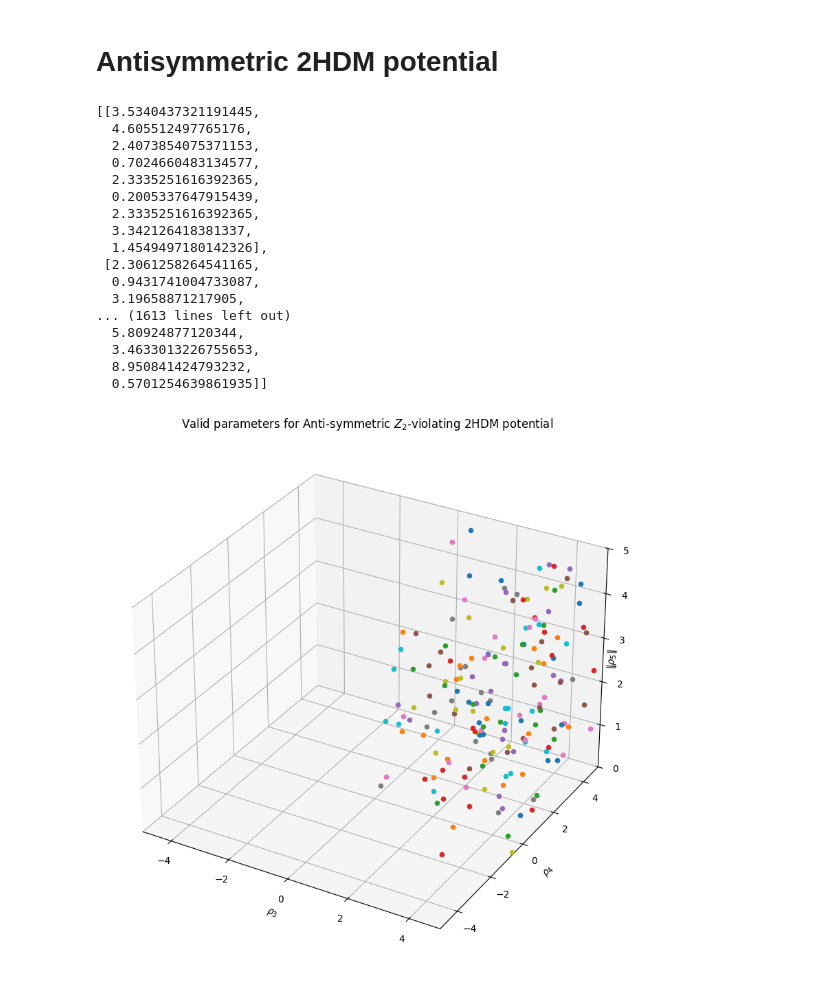
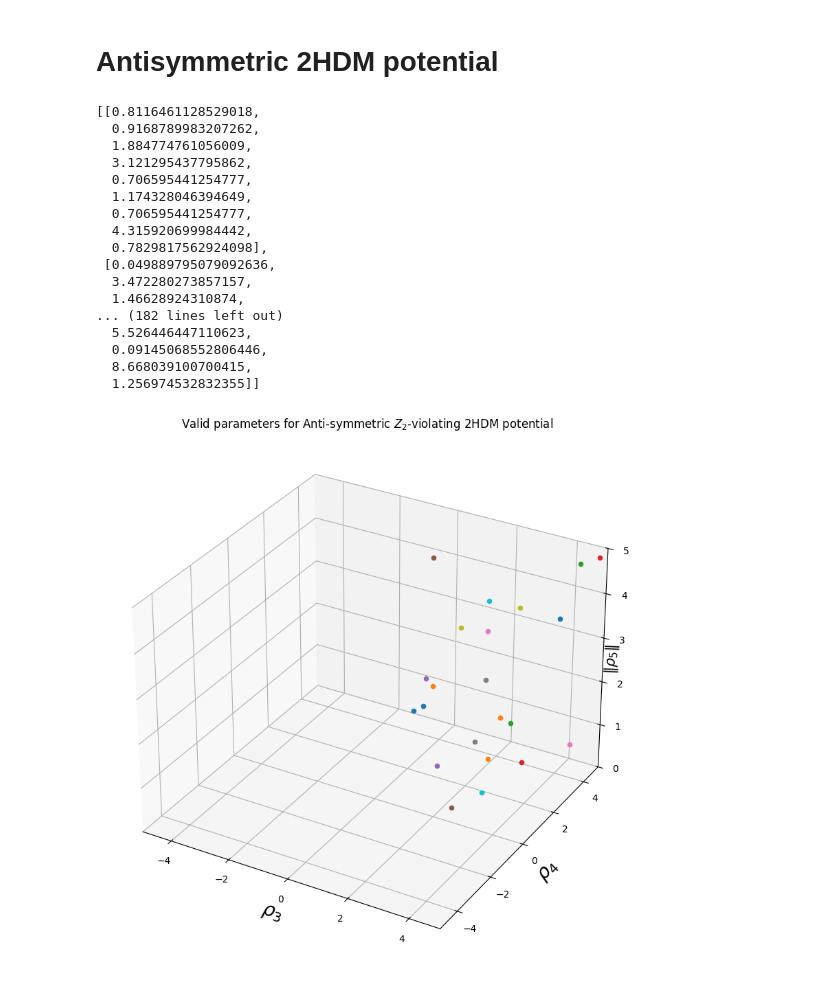
Before and after one commit to jdlpv/Theoretical-constraints-on-beyond-Standard-Model-extensions-of-the-Higgs-potential, a Jupyter notebook: main.ipynb, the cells around one changed output. Drawn from its saved outputs; the diff is of its cells as text; code cells hidden in the pictures.

```diff
--- a/main.ipynb
+++ b/main.ipynb
@@ -319,7 +319,7 @@ regions = [(-5, 5),         # rho_3
            (0, 0)]    # xi
 
 # Generate random parameters
-parameters = generate_random_free_params(dim, regions)
+parameters = generate_random_params(dim, regions)
 
 # Minimize the function and filter the results with V > 0
 results = np.array(minimize_dependent_params(parameters, function_variable_regions))
@@ -403,7 +403,7 @@ regions = [(-5, 5),         # rho_3
            (0, 2*np.pi)]    # xi
 
 # Generate random parameters
-parameters = generate_random_free_params(dim, regions)
+parameters = generate_random_params(dim, regions)
 
 # Minimize the function and filter the results with V > 0
 results = np.array(minimize_dependent_params(parameters, function_variable_regions))
@@ -695,7 +695,7 @@ array([], shape=(0, 12), dtype=float64)
 # %%
 # Explore Symmetric Z_2-violating 2HDM results
 
-dim = 1000
+dim = 100
 rho_3 = np.random.default_rng().uniform(-5,5,dim)
 rho_4 = np.random.default_rng().uniform(-5,5,dim)
 rho_5 = np.random.default_rng().uniform(0,5,dim)
@@ -1016,7 +1016,7 @@ plt.show()
 # %%
 # Explore Symmetric Z_2-violating 2HDM results
 
-dim = 1000
+dim = 100
 rho_3 = np.random.default_rng().uniform(-5,5,dim)
 rho_4 = np.random.default_rng().uniform(-5,5,dim)
 rho_5 = np.random.default_rng().uniform(0,5,dim)
@@ -1029,46 +1029,46 @@ xi = alpha + np.pi
 antisymmetric_valid_values = search_minimum_values_for_Z2_violating_2HDM(rho_3,rho_4,rho_5,gamma,rho_6,alpha,rho_7,xi,dim,10**(-5))
 antisymmetric_valid_values
 # %% [output]
-[[3.5340437321191445,
-  4.605512497765176,
-  2.4073854075371153,
-  0.7024660483134577,
-  2.3335251616392365,
-  0.2005337647915439,
-  2.3335251616392365,
-  3.342126418381337,
-  1.4549497180142326],
- [2.3061258264541165,
-  0.9431741004733087,
-  3.19658871217905,
-... (1613 lines left out)
-  5.80924877120344,
-  3.4633013226755653,
-  8.950841424793232,
-  0.5701254639861935]]
+[[0.8116461128529018,
+  0.9168789983207262,
+  1.884774761056009,
+  3.121295437795862,
+  0.706595441254777,
+  1.174328046394649,
+  0.706595441254777,
+  4.315920699984442,
+  0.7829817562924098],
+ [0.049889795079092636,
+  3.472280273857157,
+  1.46628924310874,
+... (182 lines left out)
+  5.526446447110623,
+  0.09145068552806446,
+  8.668039100700415,
+  1.256974532832355]]
 # %%
 # Plot of the results
 # Even though in this example all the parameters are studied at once, only the region rho_3, rho_4, rho_5 is shown.
 
 fig = plt.figure(figsize=(10,10))
 ax = fig.add_subplot(111, projection='3d')
 
 for point in np.linspace(0,len(antisymmetric_valid_values)-1,len(antisymmetric_valid_values)):
     #
     ax.scatter(antisymmetric_valid_values[int(point)][0],antisymmetric_valid_values[int(point)][1],antisymmetric_valid_values[int(point)][2])
 
-ax.set_xlabel(r'$\rho_{3}$')
-ax.set_ylabel(r'$\rho_{4}$')
-ax.set_zlabel(r'$\|\rho_{5}\|$', rotation=90)
+ax.set_xlabel(r'$\rho_{3}$',fontsize=20)
+ax.set_ylabel(r'$\rho_{4}$',fontsize=20)
+ax.set_zlabel(r'$\|\rho_{5}\|$',fontsize=15, rotation=90)
 ax.zaxis.labelpad = -15.25
 ax.set_xlim([-5,5])
 ax.set_ylim([-5,5])
 ax.set_zlim([0,5])
 ax.set_title(r'Valid parameters for Anti-symmetric $Z_2$-violating 2HDM potential')
 
 plt.show()
 # %% [output]
-[figure, old version]
+[figure, new version]
 # %%
 fig = plt.figure(figsize=(25,25))
 
```
Also changed, not shown: parts of 14 cells of this notebook.
